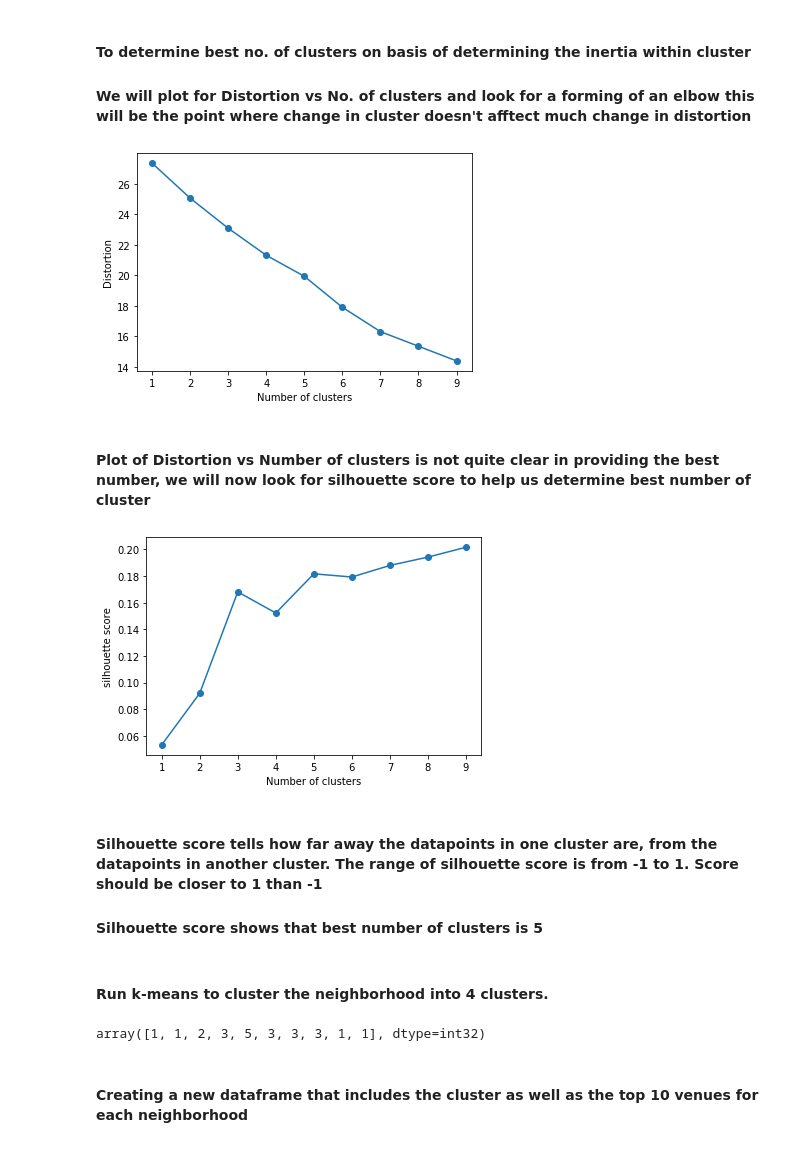
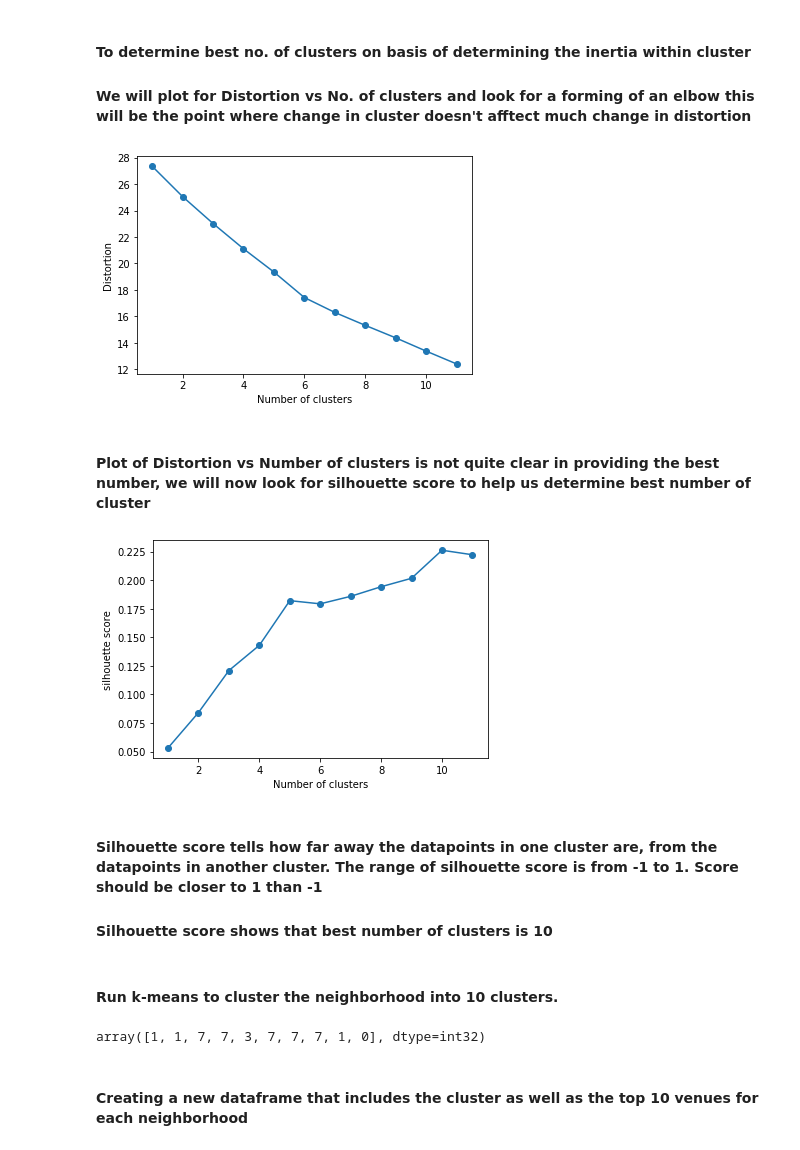
Before and after one commit to gaurav1984-DS/Coursera_Capstone, a Jupyter notebook: Capstone Project - The Battle of Neighborhoods.ipynb, the cells around one changed output. Drawn from its saved outputs; the diff is of its cells as text; code cells hidden in the pictures.

```diff
--- a/Capstone Project - The Battle of Neighborhoods.ipynb
+++ b/Capstone Project - The Battle of Neighborhoods.ipynb
@@ -378,57 +397,56 @@ import matplotlib.pyplot as plt
 # calculate distortion for a range of number of cluster
 ahmedabad_grouped_clustering = ahmedabad_grouped.drop('Neighborhood', 1)
 distortions = []
-for i in range(1, 10):
-    km = KMeans(n_clusters=i, n_init=12, max_iter=300, tol=1e-04, random_state=0
-    )
+for i in range(1, 12):
+    km = KMeans(n_clusters=i, n_init = 50, max_iter=300,tol=1e-100, random_state=0)
     km.fit(ahmedabad_grouped_clustering)
     distortions.append(km.inertia_)
 
 # plot
-plt.plot(range(1, 10), distortions, marker='o')
+plt.plot(range(1, 12), distortions, marker='o')
 plt.xlabel('Number of clusters')
 plt.ylabel('Distortion')
 plt.show()
 # %% [output]
-[figure, old version]
+[figure, new version]
 # %% [markdown]
 #### Plot of Distortion vs Number of clusters is not quite clear in providing the best number, we will now look for silhouette score to help us determine best number of cluster
 # %%
 from sklearn.metrics import silhouette_score
 
 sil = []
-kmax = 10
+kmax = 12
 
 # dissimilarity would not be defined for a single cluster, thus, minimum number of clusters should be 2
 for i in range(2, kmax+1):
-  kmeans = KMeans(n_clusters=i, n_init=12, max_iter=300, tol=1e-04, random_state=0).fit(ahmedabad_grouped_clustering)
+  kmeans = KMeans(n_clusters=i, n_init = 50, max_iter=300,tol=1e-100, random_state=0).fit(ahmedabad_grouped_clustering)
   labels = kmeans.labels_
   sil.append(silhouette_score(ahmedabad_grouped_clustering, labels, metric = 'euclidean'))
 
 # plot
-plt.plot(range(1, 10), sil, marker='o')
+plt.plot(range(1, 12), sil, marker='o')
 plt.xlabel('Number of clusters')
 plt.ylabel('silhouette score')
 plt.show()
 # %% [output]
-[figure, old version]
+[figure, new version]
 # %% [markdown]
 #### Silhouette score tells how far away the datapoints in one cluster are, from the datapoints in another cluster. The range of silhouette score is from -1 to 1. Score should be closer to 1 than -1
 
-#### Silhouette score shows that best number of clusters is 5
+#### Silhouette score shows that best number of clusters is 10
 # %% [markdown]
-#### Run k-means to cluster the neighborhood into 4 clusters.
+#### Run k-means to cluster the neighborhood into 10 clusters.
 # %%
 # set number of clusters
-kclusters = 7
+kclusters = 10
 
 # run k-means clustering
-kmeans = KMeans(n_clusters=kclusters, init='k-means++', n_init=10, max_iter=500, tol=1e-04, random_state=0).fit(ahmedabad_grouped_clustering)
+kmeans = KMeans(n_clusters=kclusters, n_init = 50, max_iter=300,tol=1e-100, random_state=0).fit(ahmedabad_grouped_clustering)
 
 # check cluster labels generated for each row in the dataframe
 kmeans.labels_[0:10]
 # %% [output]
-array([1, 1, 2, 3, 5, 3, 3, 3, 1, 1], dtype=int32)
+array([1, 1, 7, 7, 3, 7, 7, 7, 1, 0], dtype=int32)
 # %% [markdown]
 #### Creating a new dataframe that includes the cluster as well as the top 10 venues for each neighborhood
 # %%
```
Also changed, not shown: parts of 33 cells of this notebook.
